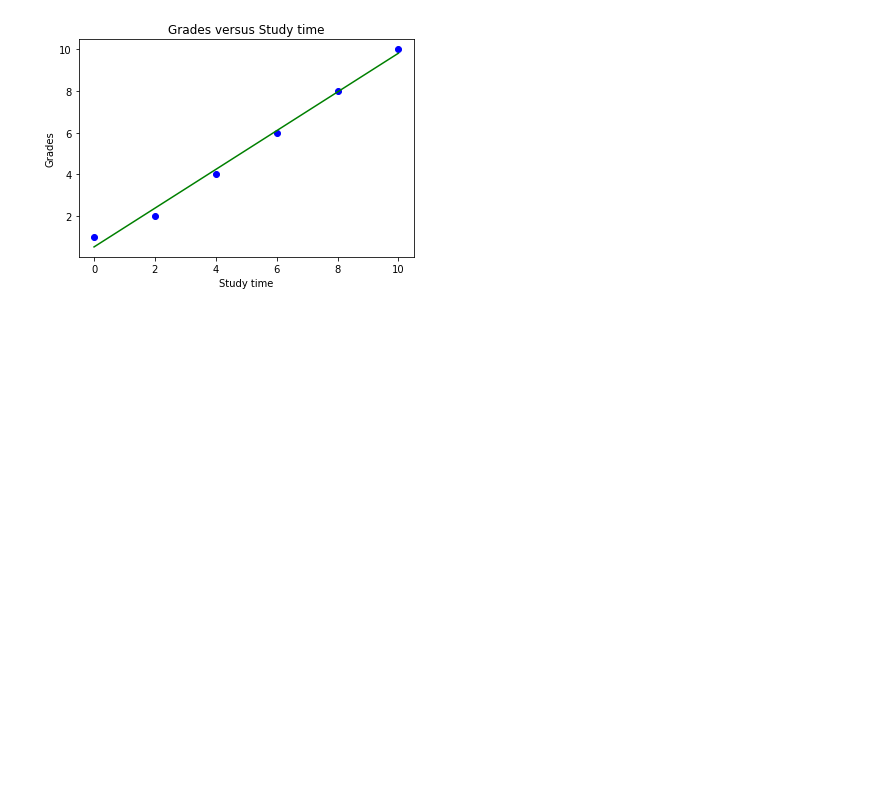
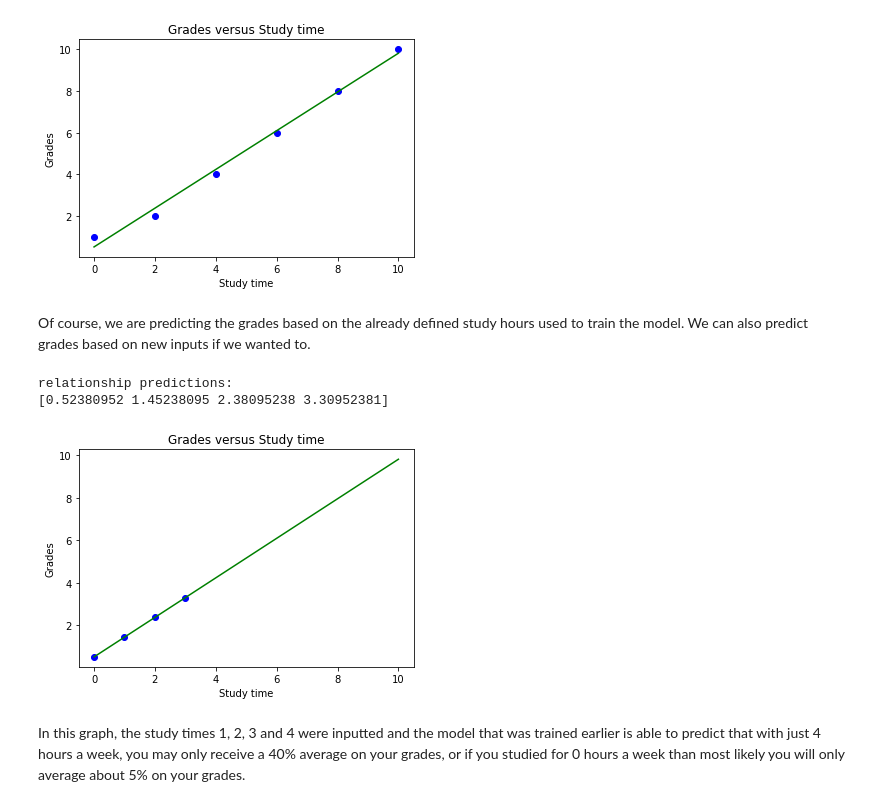
Before and after one commit to KyleHennessy/MachineLearningTutorial, a Jupyter notebook: src/KyleHennessyMachineLearningTutorial.ipynb, the cells around one changed output. Drawn from its saved outputs; the diff is of its cells as text; code cells hidden in the pictures; blank space fills up the shorter version.

Commit message:
finished Linear regression tutorial and included dataset being used for it

```diff
--- a/src/KyleHennessyMachineLearningTutorial.ipynb
+++ b/src/KyleHennessyMachineLearningTutorial.ipynb
@@ -130,3 +131,24 @@ plt.ylabel("Grades")
 plt.show()
 # %% [output]
 [figure]
+# %% [markdown]
+Of course, we are predicting the grades based on the already defined study hours used to train the model. We can also predict grades based on new inputs if we wanted to.
+# %%
+#filling the array from 0 to 4
+new_study_times = np.arange(4).reshape((-1,1))
+new_predictions = model.predict(new_study_times)
+print ("relationship predictions:", new_predictions, sep="\n")
+# %% [output]
+relationship predictions:
+[0.52380952 1.45238095 2.38095238 3.30952381]
+# %%
+plt.scatter(new_study_times, new_predictions, color="blue")
+plt.plot(x_axis, model.predict(x_axis), color ="green")
+plt.title("Grades versus Study time")
+plt.xlabel("Study time")
+plt.ylabel("Grades")
+plt.show()
+# %% [output]
+[figure, added]
+# %% [markdown]
+In this graph, the study times 1, 2, 3 and 4 were inputted and the model that was trained earlier is able to predict that with just 4 hours a week, you may only receive a 40% average on your grades, or if you studied for 0 hours a week than most likely you will only average about 5% on your grades.
```
Also changed, not shown: parts of 17 cells of this notebook, 1 other file.
